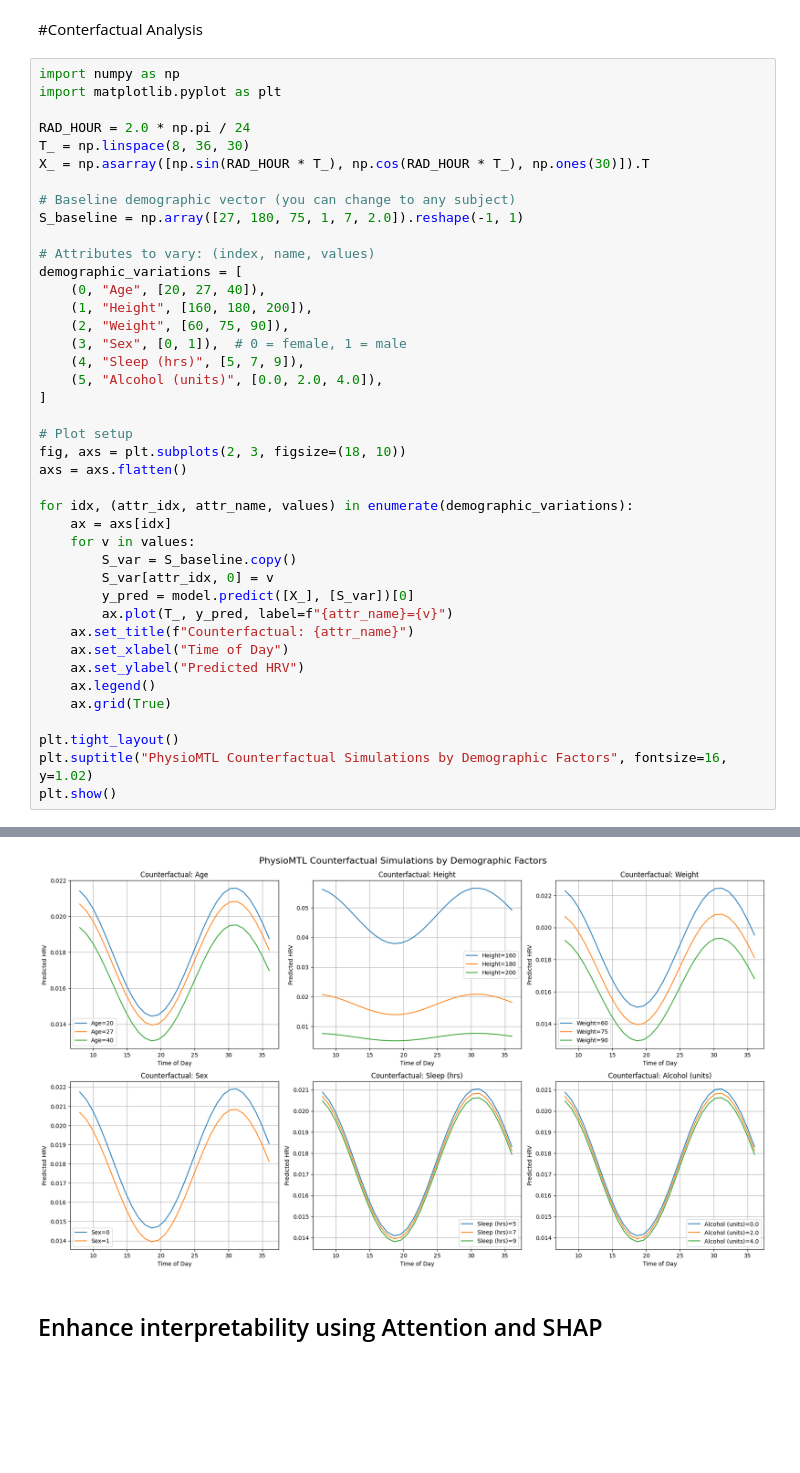
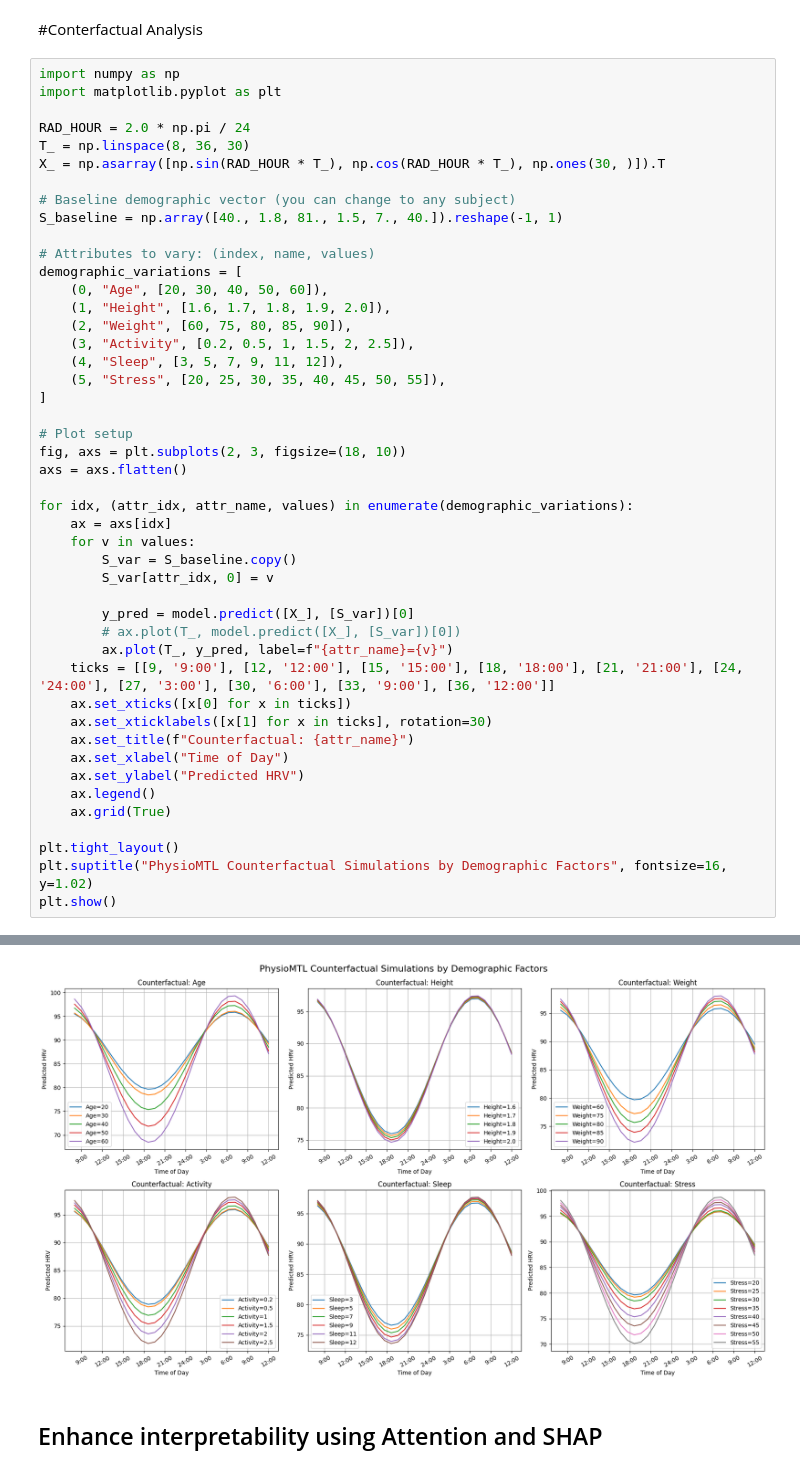
Before and after one commit to Chloe0704/Reproduce_physioMTL, a Jupyter notebook: Reproduce_physioMTL.ipynb, the cells around one changed output, grey strips where cells are left out. Drawn from its saved outputs; the diff is of its cells as text; blank space fills up the shorter version.

```diff
--- a/Reproduce_physioMTL.ipynb
+++ b/Reproduce_physioMTL.ipynb
@@ -824,19 +824,19 @@ import matplotlib.pyplot as plt
 
 RAD_HOUR = 2.0 * np.pi / 24
 T_ = np.linspace(8, 36, 30)
-X_ = np.asarray([np.sin(RAD_HOUR * T_), np.cos(RAD_HOUR * T_), np.ones(30)]).T
+X_ = np.asarray([np.sin(RAD_HOUR * T_), np.cos(RAD_HOUR * T_), np.ones(30, )]).T
 
 # Baseline demographic vector (you can change to any subject)
-S_baseline = np.array([27, 180, 75, 1, 7, 2.0]).reshape(-1, 1)
+S_baseline = np.array([40., 1.8, 81., 1.5, 7., 40.]).reshape(-1, 1)
 
 # Attributes to vary: (index, name, values)
 demographic_variations = [
-    (0, "Age", [20, 27, 40]),
-    (1, "Height", [160, 180, 200]),
-    (2, "Weight", [60, 75, 90]),
-    (3, "Sex", [0, 1]),  # 0 = female, 1 = male
-    (4, "Sleep (hrs)", [5, 7, 9]),
-    (5, "Alcohol (units)", [0.0, 2.0, 4.0]),
+    (0, "Age", [20, 30, 40, 50, 60]),
+    (1, "Height", [1.6, 1.7, 1.8, 1.9, 2.0]),
+    (2, "Weight", [60, 75, 80, 85, 90]),
+    (3, "Activity", [0.2, 0.5, 1, 1.5, 2, 2.5]),
+    (4, "Sleep", [3, 5, 7, 9, 11, 12]),
+    (5, "Stress", [20, 25, 30, 35, 40, 45, 50, 55]),
 ]
 
 # Plot setup
@@ -848,8 +848,13 @@ for idx, (attr_idx, attr_name, values) in enumerate(demographic_variations):
     for v in values:
         S_var = S_baseline.copy()
         S_var[attr_idx, 0] = v
+
         y_pred = model.predict([X_], [S_var])[0]
+        # ax.plot(T_, model.predict([X_], [S_var])[0])
         ax.plot(T_, y_pred, label=f"{attr_name}={v}")
+    ticks = [[9, '9:00'], [12, '12:00'], [15, '15:00'], [18, '18:00'], [21, '21:00'], [24, '24:00'], [27, '3:00'], [30, '6:00'], [33, '9:00'], [36, '12:00']]
+    ax.set_xticks([x[0] for x in ticks])
+    ax.set_xticklabels([x[1] for x in ticks], rotation=30)
     ax.set_title(f"Counterfactual: {attr_name}")
     ax.set_xlabel("Time of Day")
     ax.set_ylabel("Predicted HRV")
@@ -880,4 +885,4 @@ PhysioMTL predict completed in 1304800 cycles (0.0006524 seconds)
-[figure, old version]
+[figure, new version]
 # %% [markdown]
 ## Enhance interpretability using Attention and SHAP
 # %%
```
Also changed, not shown: parts of 3 cells of this notebook.
